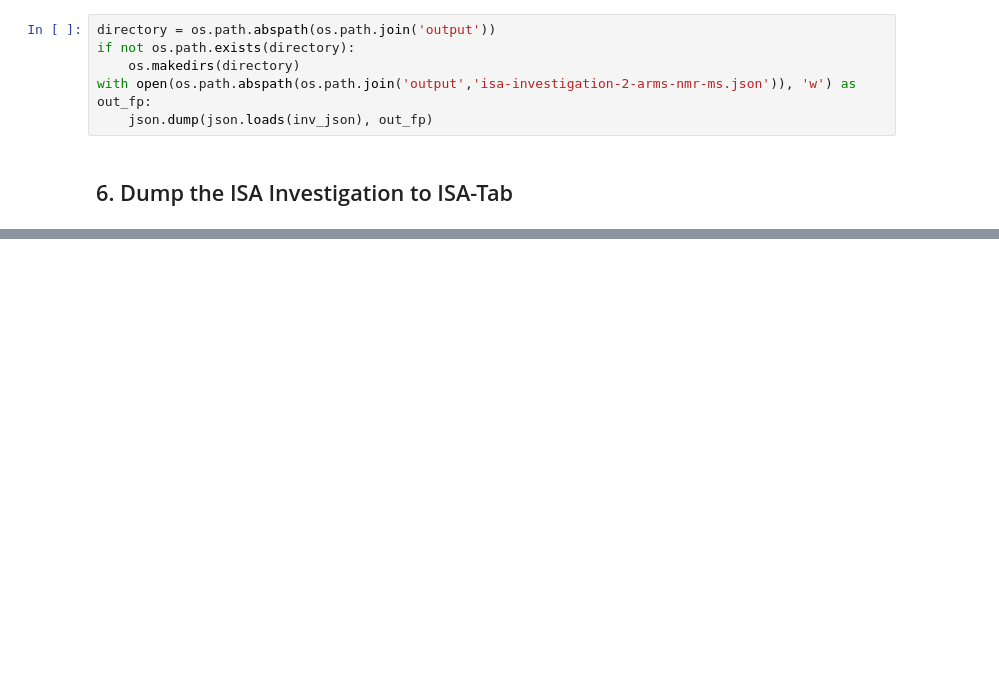
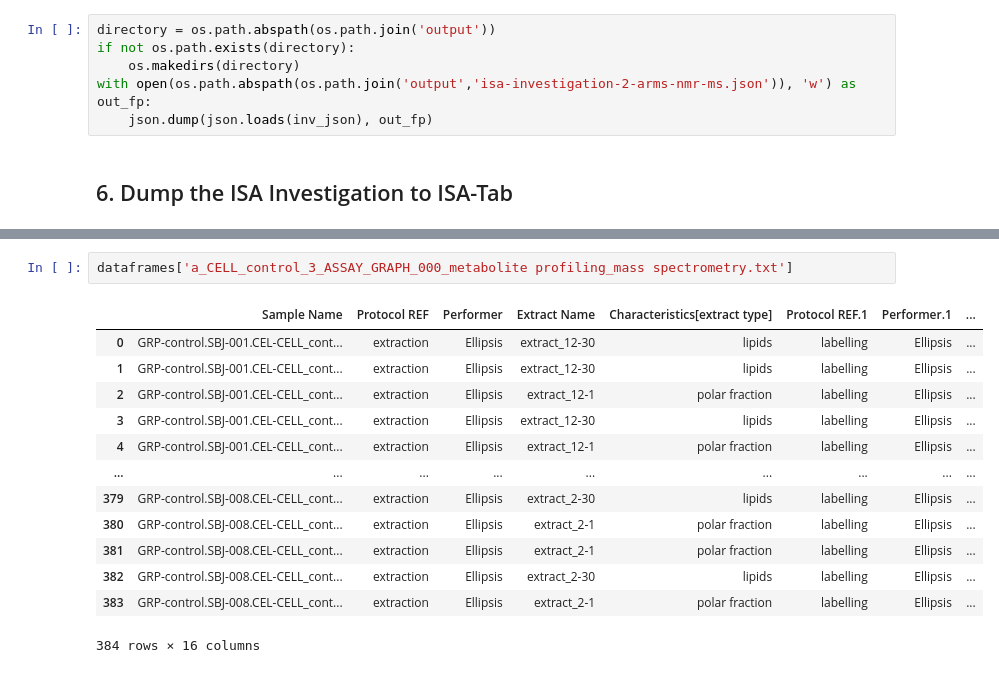
Before and after one commit to Zigur/isa-create-notebook, a Jupyter notebook: notebooks/Investigation-from-JSON-config.ipynb, the cells around one changed output, grey strips where cells are left out. Drawn from its saved outputs; the diff is of its cells as text; blank space fills up the shorter version.

```diff
--- a/notebooks/Investigation-from-JSON-config.ipynb
+++ b/notebooks/Investigation-from-JSON-config.ipynb
@@ -147,0 +253,16 @@ dataframes = isatab.dump_tables_to_dataframes(investigation)
+# %%
+dataframes['a_CELL_control_3_ASSAY_GRAPH_000_metabolite profiling_mass spectrometry.txt']
+# %% [output]
+|  | Sample Name | Protocol REF | Performer | Extract Name | Characteristics[extract type] | Protocol REF.1 | Performer.1 | ... |
+| 0 | GRP-control.SBJ-001.CEL-CELL_cont... | extraction | Ellipsis | extract_12-30 | lipids | labelling | Ellipsis | ... |
+| 1 | GRP-control.SBJ-001.CEL-CELL_cont... | extraction | Ellipsis | extract_12-30 | lipids | labelling | Ellipsis | ... |
+| 2 | GRP-control.SBJ-001.CEL-CELL_cont... | extraction | Ellipsis | extract_12-1 | polar fraction | labelling | Ellipsis | ... |
+| 3 | GRP-control.SBJ-001.CEL-CELL_cont... | extraction | Ellipsis | extract_12-30 | lipids | labelling | Ellipsis | ... |
+| 4 | GRP-control.SBJ-001.CEL-CELL_cont... | extraction | Ellipsis | extract_12-1 | polar fraction | labelling | Ellipsis | ... |
+| ... | ... | ... | ... | ... | ... | ... | ... | ... |
+| 379 | GRP-control.SBJ-008.CEL-CELL_cont... | extraction | Ellipsis | extract_2-30 | lipids | labelling | Ellipsis | ... |
+| 380 | GRP-control.SBJ-008.CEL-CELL_cont... | extraction | Ellipsis | extract_2-1 | polar fraction | labelling | Ellipsis | ... |
+| 381 | GRP-control.SBJ-008.CEL-CELL_cont... | extraction | Ellipsis | extract_2-1 | polar fraction | labelling | Ellipsis | ... |
+| 382 | GRP-control.SBJ-008.CEL-CELL_cont... | extraction | Ellipsis | extract_2-30 | lipids | labelling | Ellipsis | ... |
+| 383 | GRP-control.SBJ-008.CEL-CELL_cont... | extraction | Ellipsis | extract_2-1 | polar fraction | labelling | Ellipsis | ... |
+384 rows × 16 columns
```
Also changed, not shown: parts of 11 cells of this notebook, 10 other files.
